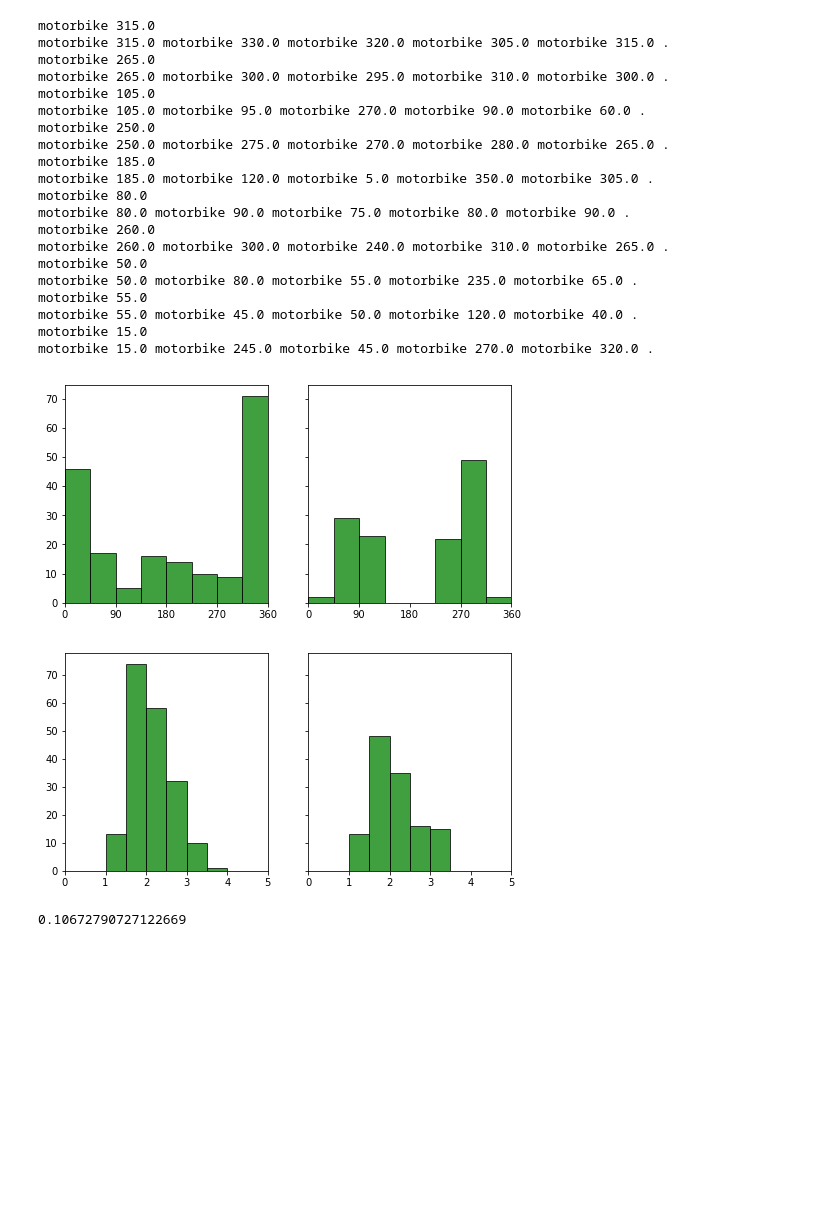
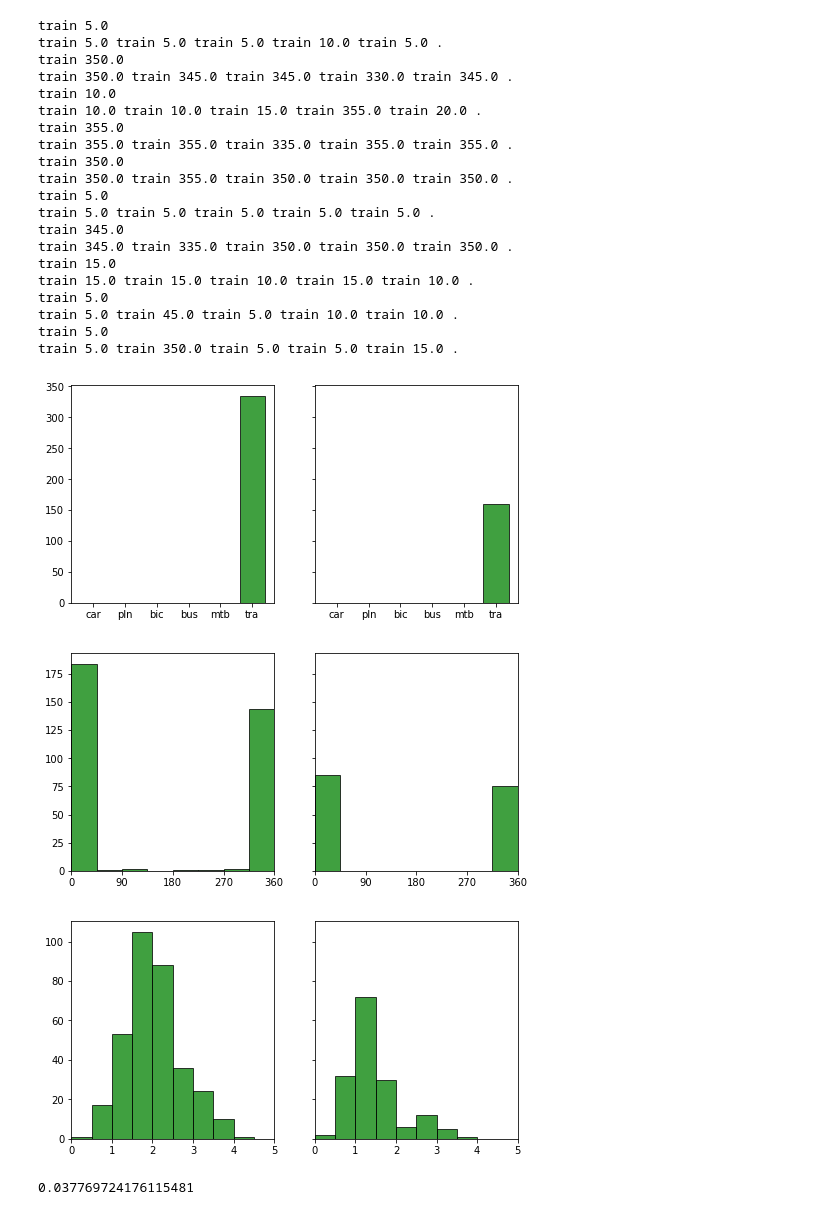
Before and after one commit to qliu24/qing_voting_139, a Jupyter notebook: qing_clustering/AllObjVC_obj_clustering.ipynb, the cells around one changed output. Saved outputs shown, nothing was run; the diff lists cells and outputs as text; code cells hidden in the pictures; blank space fills up the shorter version.

```diff
--- a/qing_clustering/AllObjVC_obj_clustering.ipynb
+++ b/qing_clustering/AllObjVC_obj_clustering.ipynb
@@ -3,8 +3,10 @@ import pickle
 import numpy as np
 from sklearn.cluster import SpectralClustering, AffinityPropagation
 
-file_path = '/media/zzs/4TB/qingliu/qing_intermediate/feat_pickle/'
-fname = file_path + 'all_simmat.pickle'
+# file_path = '/media/zzs/4TB/qingliu/qing_intermediate/feat_pickle/'
+# file_path = '/export/home/qliu24/qing_voting_data/qing_intermediate/feat_pickle/'
+file_path = '/mnt/4T-HD/qing/voting_data/feat_pickle/'
+fname = file_path + 'all_simmat_067.pickle'
 with open(fname, 'rb') as fh:
     mat_dis1, mat_dis2 = pickle.load(fh)
 
@@ -43,10 +45,15 @@ with open(fname, 'rb') as fh:
 N = len(types)
 print('total number of instances {0}'.format(N))
 '''
-id_obj = np.where(np.array(types)=='motorbike')[0]
-types = np.array(types)[id_obj]
-view_point = np.array(view_point)[id_obj]
-gridix = np.ix_(id_obj, id_obj)
+oo='train'
+# oo2='motorbike'
+id_obj = np.where(np.array(types)==oo)[0]
+# id_obj2 = np.where(np.array(types)==oo2)[0]
+id_obj2=np.array([]).astype(int)
+types = np.array(types)[np.append(id_obj, id_obj2)]
+view_point = np.array(view_point)[np.append(id_obj, id_obj2)]
+asp_ratio = np.array(asp_ratio)[np.append(id_obj, id_obj2)]
+gridix = np.ix_(np.append(id_obj, id_obj2), np.append(id_obj, id_obj2))
 mat_dis = mat_dis1[gridix]
 N = len(types)
 print('total number of instances {0}'.format(N))
@@ -103,65 +110,80 @@ for rr in np.random.randint(N,size=10):
 
     print('.')
 # %% [output]
-motorbike 315.0
-motorbike 315.0 motorbike 330.0 motorbike 320.0 motorbike 305.0 motorbike 315.0 .
-motorbike 265.0
-motorbike 265.0 motorbike 300.0 motorbike 295.0 motorbike 310.0 motorbike 300.0 .
-motorbike 105.0
-motorbike 105.0 motorbike 95.0 motorbike 270.0 motorbike 90.0 motorbike 60.0 .
-motorbike 250.0
-motorbike 250.0 motorbike 275.0 motorbike 270.0 motorbike 280.0 motorbike 265.0 .
-motorbike 185.0
-motorbike 185.0 motorbike 120.0 motorbike 5.0 motorbike 350.0 motorbike 305.0 .
-motorbike 80.0
-motorbike 80.0 motorbike 90.0 motorbike 75.0 motorbike 80.0 motorbike 90.0 .
-motorbike 260.0
-motorbike 260.0 motorbike 300.0 motorbike 240.0 motorbike 310.0 motorbike 265.0 .
-motorbike 50.0
-motorbike 50.0 motorbike 80.0 motorbike 55.0 motorbike 235.0 motorbike 65.0 .
-motorbike 55.0
-motorbike 55.0 motorbike 45.0 motorbike 50.0 motorbike 120.0 motorbike 40.0 .
-motorbike 15.0
-motorbike 15.0 motorbike 245.0 motorbike 45.0 motorbike 270.0 motorbike 320.0 .
+train 5.0
+train 5.0 train 5.0 train 5.0 train 10.0 train 5.0 .
+train 350.0
+train 350.0 train 345.0 train 345.0 train 330.0 train 345.0 .
+train 10.0
+train 10.0 train 10.0 train 15.0 train 355.0 train 20.0 .
+train 355.0
+train 355.0 train 355.0 train 335.0 train 355.0 train 355.0 .
+train 350.0
+train 350.0 train 355.0 train 350.0 train 350.0 train 350.0 .
+train 5.0
+train 5.0 train 5.0 train 5.0 train 5.0 train 5.0 .
+train 345.0
+train 345.0 train 335.0 train 350.0 train 350.0 train 350.0 .
+train 15.0
+train 15.0 train 15.0 train 10.0 train 15.0 train 10.0 .
+train 5.0
+train 5.0 train 45.0 train 5.0 train 10.0 train 10.0 .
+train 5.0
+train 5.0 train 350.0 train 5.0 train 5.0 train 15.0 .
 # %%
 import matplotlib.pyplot as plt
 %matplotlib inline
 plt.rcParams['figure.figsize'] = (10.0, 8.0) # set default size of plots
 plt.rcParams['image.interpolation'] = 'nearest'
 plt.rcParams['image.cmap'] = 'gray'
 
 K = 2
 cls_solver = SpectralClustering(n_clusters=K,affinity='precomputed', random_state=666)
 lb = cls_solver.fit_predict(W_mat)
 # af = AffinityPropagation(preference=0.00005, affinity = 'precomputed').fit(W_mat)
 # cluster_centers_indices = af.cluster_centers_indices_
 # lb = af.labels_
 # print(np.unique(lb))
+
+f, axes = plt.subplots(1,K, sharex=True, sharey=True, figsize=(8,4))
+objects_s = ['car','pln','bic','bus','mtb','tra']
+pos = np.arange(len(objects_s))
+axes[0].set_xticks(pos)
+axes[0].set_xticklabels(objects_s)
+for k in range(K):
+    freq = []
+    for oo in objects:
+        freq.append(sum(np.array(types)[lb==k]==oo))
+
+    axes[k].bar(pos, freq, color='green',alpha=0.75, edgecolor='k')
+
+plt.show()
 
 f, axes = plt.subplots(1,K, sharex=True, sharey=True, figsize=(8,4))
 axes[0].set_xlim([0,360])
 axes[0].set_xticks([0,90,180,270,360])
 
 for k in range(K):
     axes[k].hist(np.array(view_point)[lb==k], bins=8, range=[0,360], facecolor='green', alpha=0.75,edgecolor='k')
 
 plt.show()
 
 f, axes = plt.subplots(1,K, sharex=True, sharey=True, figsize=(8,4))
 axes[0].set_xlim([0,5])
 axes[0].set_xticks([0,1,2,3,4,5])
 
 for k in range(K):
     axes[k].hist(np.array(asp_ratio)[lb==k], bins=10, range=[0,5], facecolor='green', alpha=0.75,edgecolor='k')
 
 plt.show()
 # %% [output]
-[figure, old version]
+[figure, new version]
-[figure, old version]
+[figure, new version]
+[figure, added]
 # %%
 np.mean(W_mat)
 # %% [output]
-0.10672790727122669
+0.037769724176115481
 # %%
 idx2 = []
 W_mat2 = []
```
Also changed, not shown: parts of 4 cells of this notebook, 5 other files.
